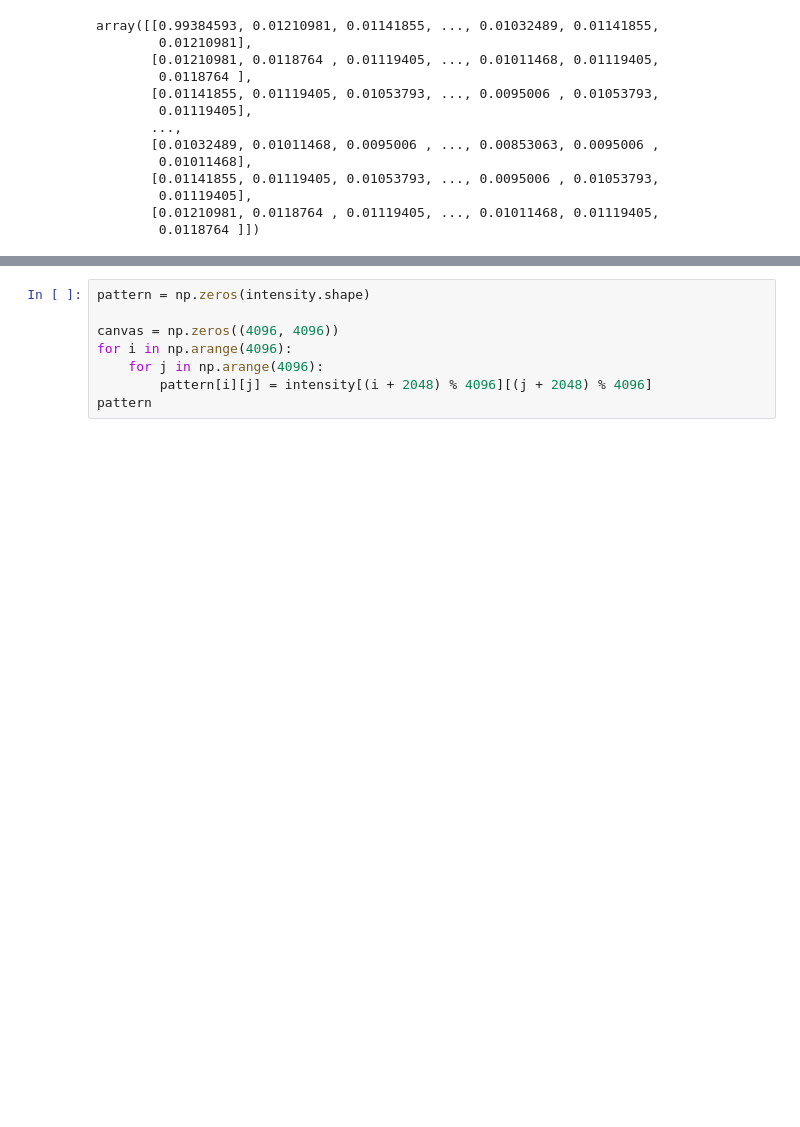
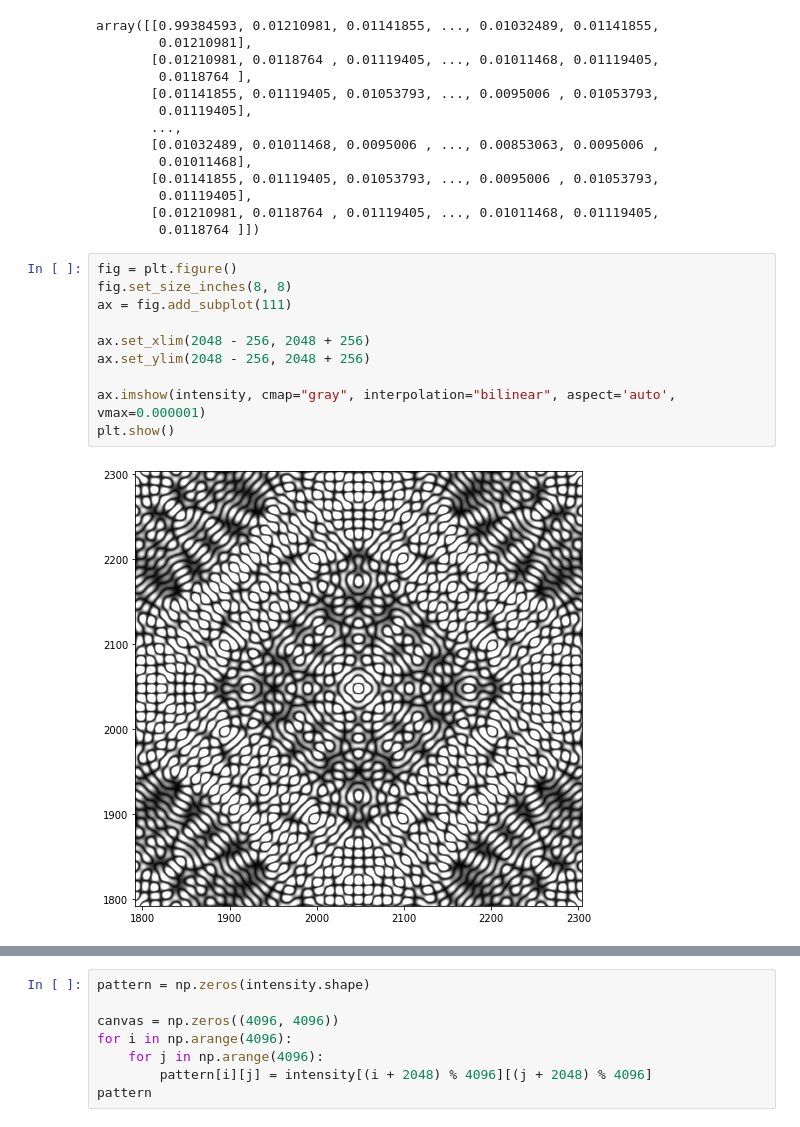
Before and after one commit to ljs-233233/5cl-capstone, a Jupyter notebook: check.ipynb, the cells around one changed output, grey strips where cells are left out. Cells and saved outputs as stored; diff of their text form; blank space fills up the shorter version.

```diff
--- a/check.ipynb
+++ b/check.ipynb
@@ -158,3 +153,15 @@ array([[0.99384593, 0.01210981, 0.01141855, ..., 0.01032489, 0.01141855,
         0.01119405],
        [0.01210981, 0.0118764 , 0.01119405, ..., 0.01011468, 0.01119405,
         0.0118764 ]])
+# %%
+fig = plt.figure()
+fig.set_size_inches(8, 8)
+ax = fig.add_subplot(111)
+
+ax.set_xlim(2048 - 256, 2048 + 256)
+ax.set_ylim(2048 - 256, 2048 + 256)
+
+ax.imshow(intensity, cmap="gray", interpolation="bilinear", aspect='auto', vmax=0.000001)
+plt.show()
+# %% [output]
+[figure, added]
```
Also changed, not shown: parts of 4 cells of this notebook.
